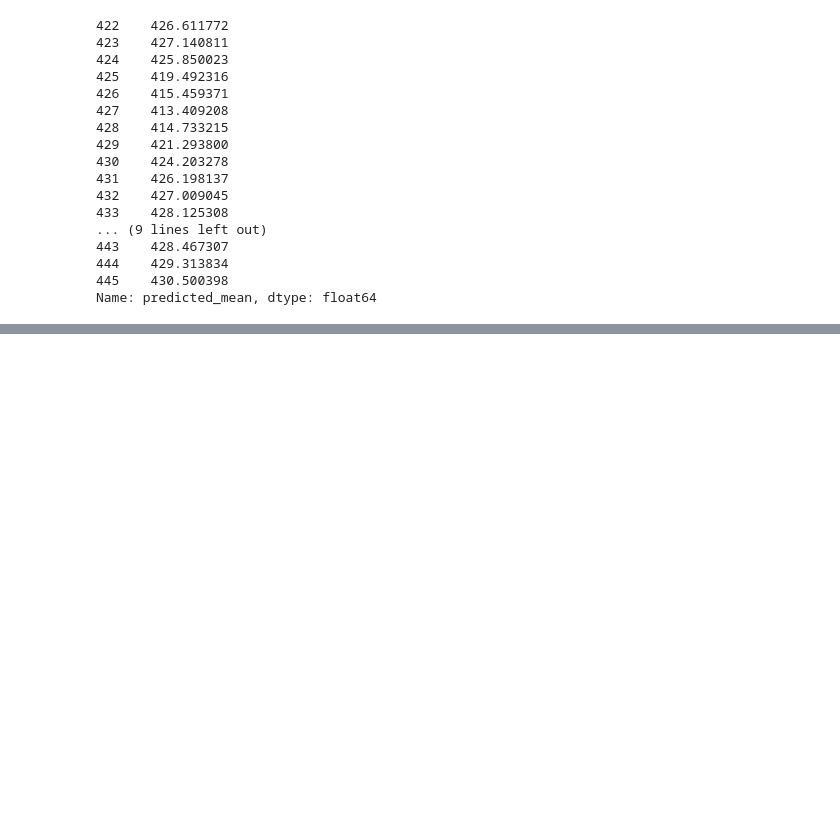
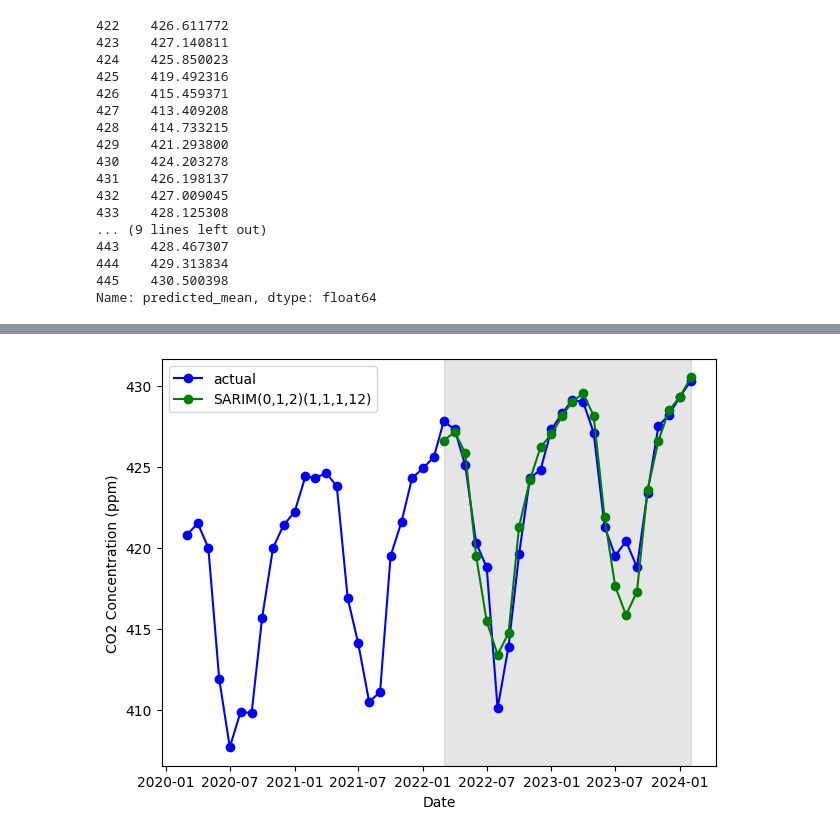
Before and after one commit to cct-blog/cct-seiya-kumada, a Jupyter notebook: sarima/src/main2.ipynb, the cells around one changed output, grey strips where cells are left out. Saved outputs shown, nothing was run; the diff lists cells and outputs as text; code cells hidden in the pictures; blank space fills up the shorter version.

```diff
--- a/sarima/src/main2.ipynb
+++ b/sarima/src/main2.ipynb
@@ -282,0 +322,16 @@ Name: predicted_mean, dtype: float64
+# %%
+guideline = data.iloc[-2*OFFSET:]
+# %%
+fig, ax = plt.subplots()
+
+ax.plot(guideline["date"], guideline['co2'], 'b-', label='actual', marker='o')
+ax.plot(test['date'], test_pred, 'g-', label='SARIM(0,1,2)(1,1,1,12)', marker='o')
+
+ax.axvspan(test['date'].iloc[0], test['date'].iloc[-1], color='#808080', alpha=0.2)
+ax.set_xlabel('Date')
+ax.set_ylabel('CO2 Concentration (ppm)')
+ax.legend(loc='best')
+fig.autofmt_xdate
+plt.tight_layout()
+# %% [output]
+[figure, added]
```
Also changed, not shown: parts of 14 cells of this notebook, 2 other files.
